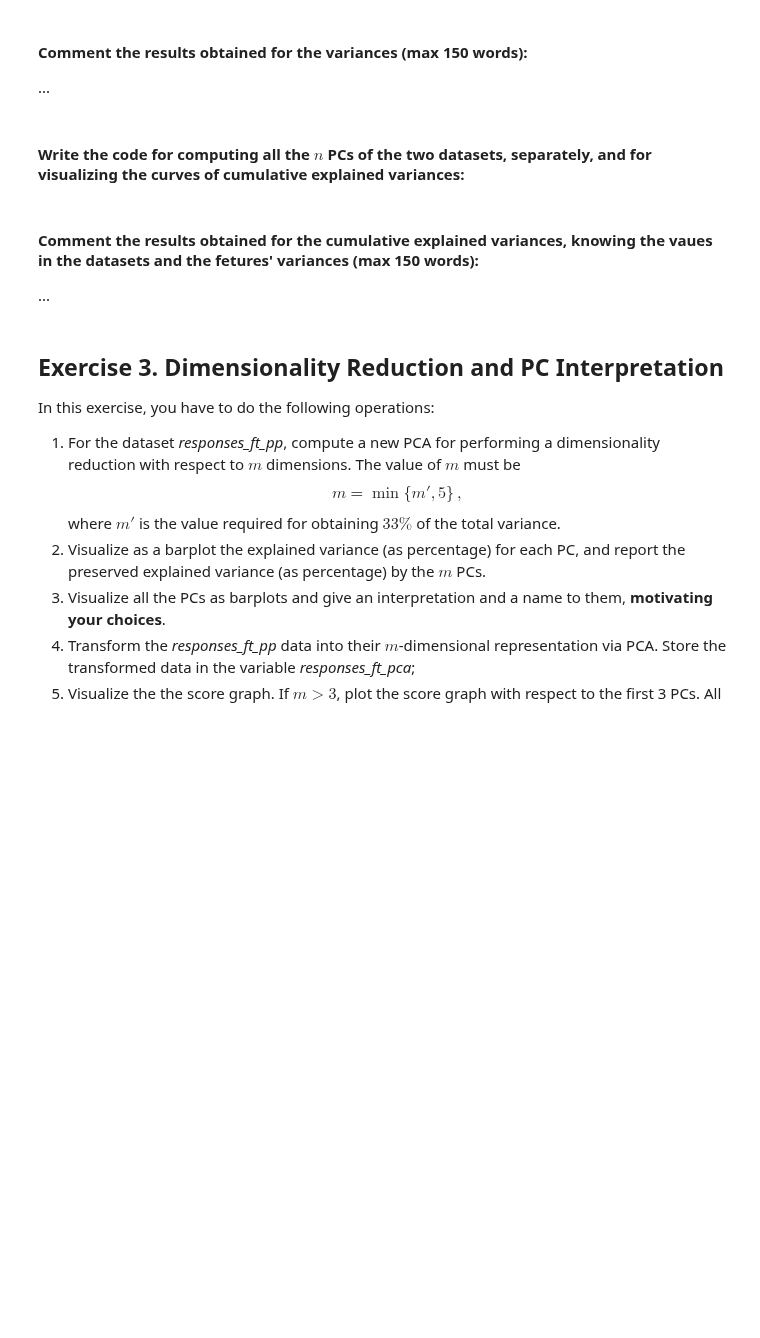
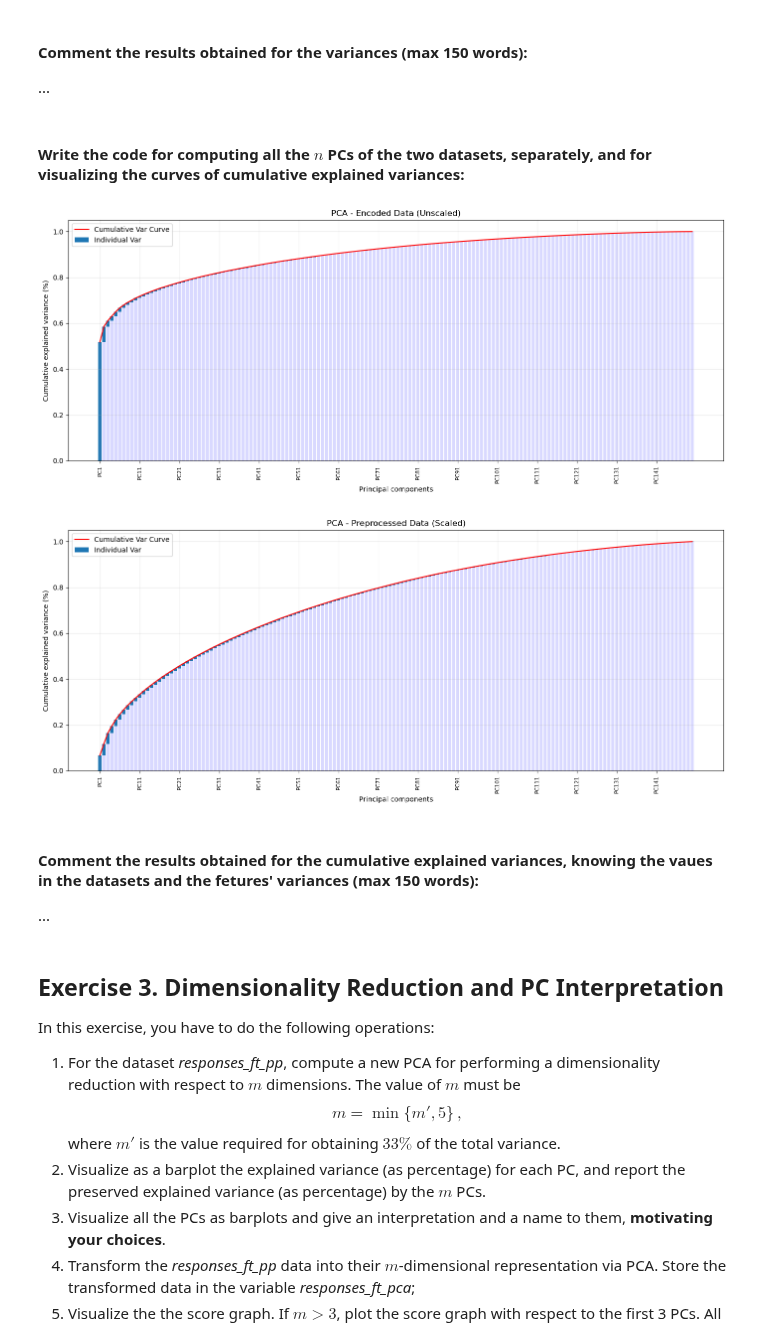
Before and after one commit to giorgiozoccatelli/ComputationalLinearAlgebra, a Jupyter notebook: PCA/HWpca2526_Rossi_Zoccatelli.ipynb, the cells around one changed output. Saved outputs shown, nothing was run; the diff lists cells and outputs as text; code cells hidden in the pictures; blank space fills up the shorter version.

```diff
--- a/PCA/HWpca2526_Rossi_Zoccatelli.ipynb
+++ b/PCA/HWpca2526_Rossi_Zoccatelli.ipynb
@@ -343,7 +381,47 @@ For doing this exercise, fill the cells below following the instructions you rea
 # %% [markdown]
 #### Write the code for computing all the $n$ PCs of the two datasets, separately, and for visualizing the curves of cumulative explained variances:
 # %%
-# [write the code here]
+pca_enc = PCA()
+pca_enc.fit(responses_ft_enc)
+
+pca_pp = PCA()
+pca_pp.fit(responses_ft_pp)
+
+
+def plot_pca_cumulative(pca, title):
+    n_features = pca.n_features_in_
+    plt.figure(figsize=(14, 6))
+
+    plt.bar(np.arange(n_features),
+            pca.explained_variance_ratio_,
+            bottom=np.insert(np.cumsum(pca.explained_variance_ratio_), 0, 0)[:-1],
+            label='Individual Var')
+
+    plt.bar(np.arange(n_features),
+            np.insert(np.cumsum(pca.explained_variance_ratio_), 0, 0)[:-1],
+            color='b', alpha=0.15)
+
+    plt.plot(np.cumsum(pca.explained_variance_ratio_), 'r', label='Cumulative Var Curve')
+
+    plt.title(title)
+    step = 10
+    ticks_loc = np.arange(0, n_features, step)
+    ticks_lab = [f'PC{i+1}' for i in range(0, n_features, step)]
+    plt.xticks(ticks=ticks_loc, labels=ticks_lab, rotation=90, fontsize=8)
+
+    plt.xlabel('Principal components')
+    plt.ylabel('Cumulative explained variance (%)')
+    plt.grid(alpha=0.3)
+    plt.legend()
+    plt.tight_layout()
+    plt.show()
+
+
+plot_pca_cumulative(pca_enc, 'PCA - Encoded Data (Unscaled)')
+plot_pca_cumulative(pca_pp, 'PCA - Preprocessed Data (Scaled)')
+# %% [output]
+[figure, added]
+[figure, added]
 # %% [markdown]
 #### Comment the results obtained for the cumulative explained variances, knowing the vaues in the datasets and the fetures' variances (max 150 words):
 
```
Also changed, not shown: parts of 3 cells of this notebook.
